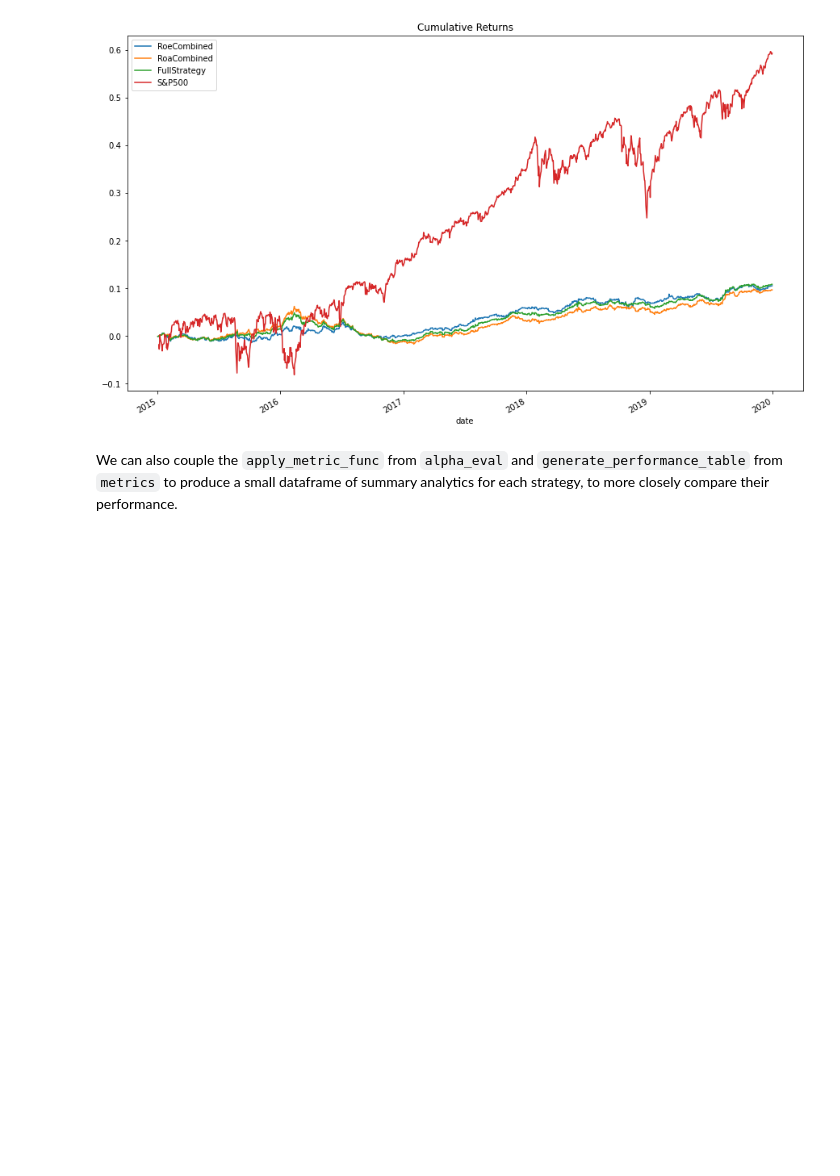
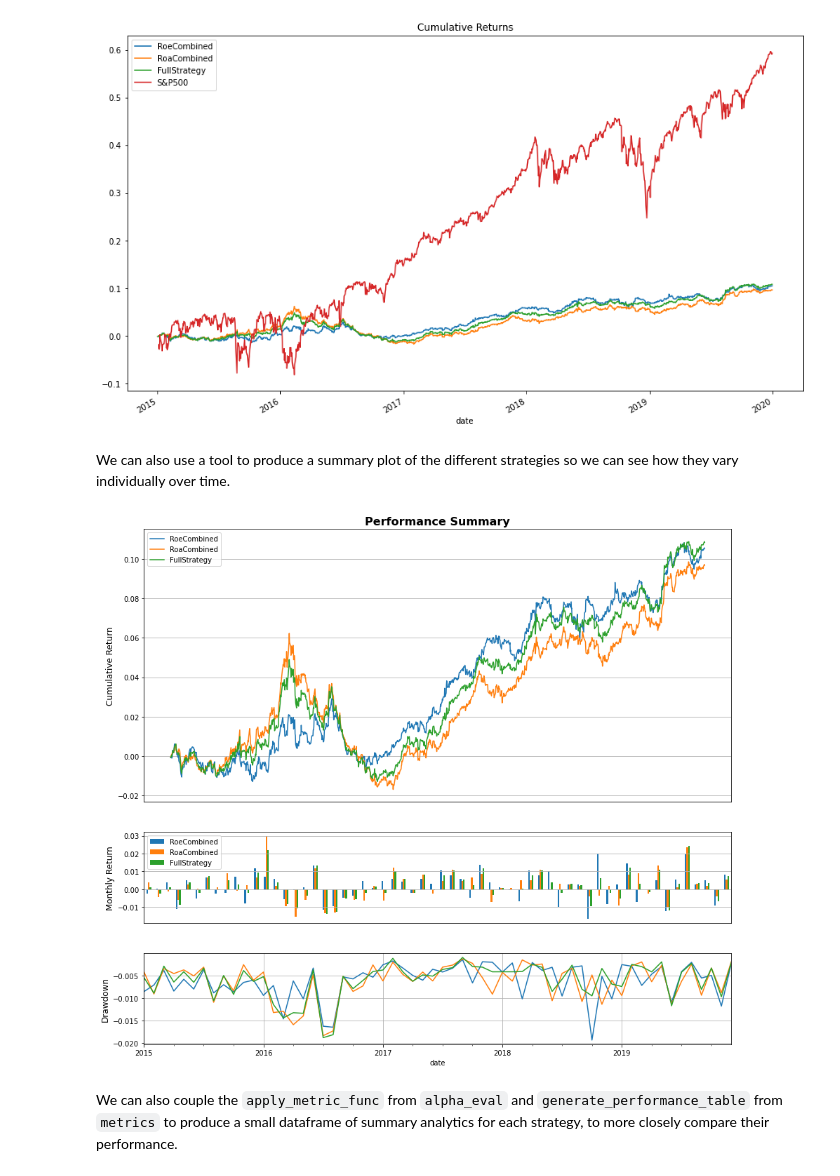
Before and after one commit to ryansdowning/SIF, a Jupyter notebook: new_alpha_research.ipynb, the cells around one changed output. Saved outputs shown, nothing was run; the diff lists cells and outputs as text; code cells hidden in the pictures; blank space fills up the shorter version.

```diff
--- a/new_alpha_research.ipynb
+++ b/new_alpha_research.ipynb
@@ -110,6 +110,12 @@ plt.title('Cumulative Returns')
 plt.show()
 # %% [output]
 [figure]
+# %% [markdown]
+We can also use a tool to produce a summary plot of the different strategies so we can see how they vary individually over time.
+# %%
+metrics.summary_plot(returns, source=['RoeCombined', 'RoaCombined', 'FullStrategy'])
+# %% [output]
+[figure, added]
 # %% [markdown]
 We can also couple the `apply_metric_func` from `alpha_eval` and `generate_performance_table` from `metrics` to produce a small dataframe of summary analytics for each strategy, to more closely compare their performance.
 # %%
```
Also changed, not shown: parts of 4 cells of this notebook.
